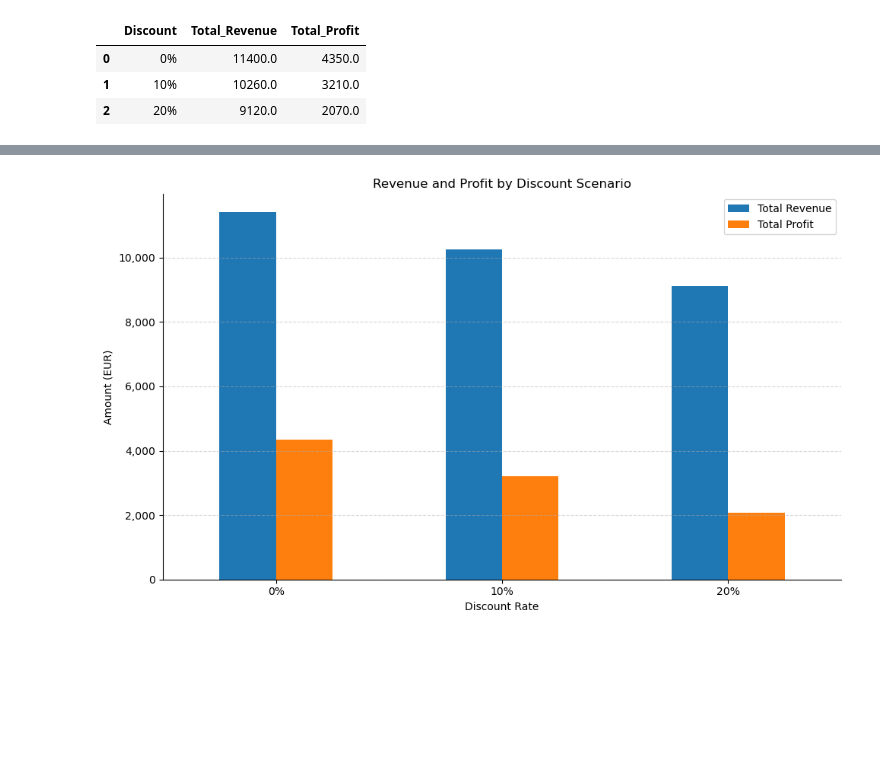
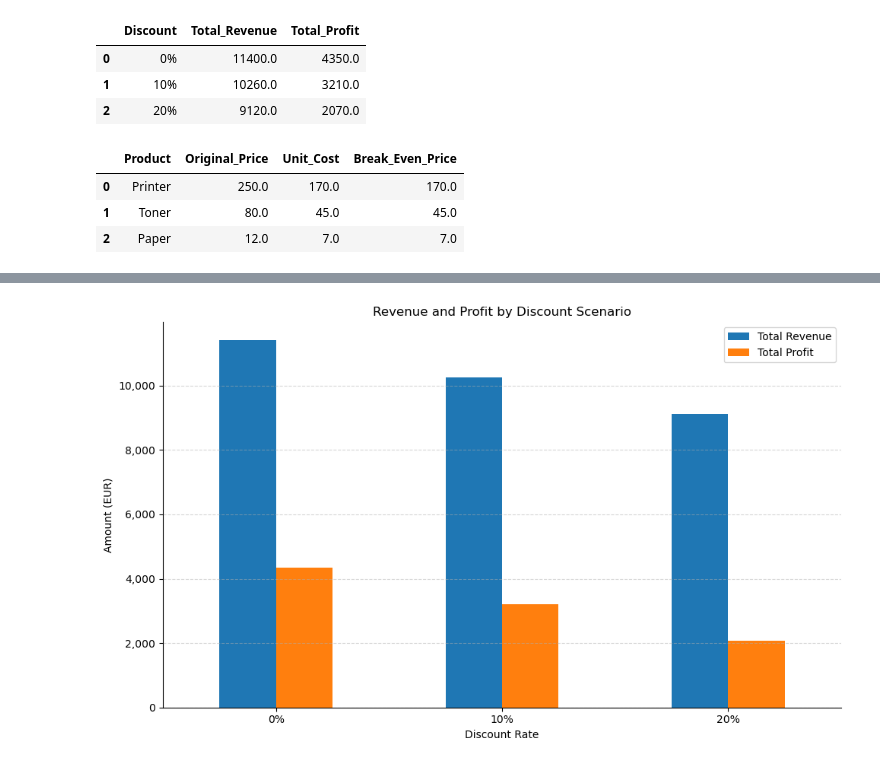
Before and after one commit to iliyamarvakov/mathematics-of-pricing-and-discounts, a Jupyter notebook: pricing_and_discounts.ipynb, the cells around one changed output, grey strips where cells are left out. Saved outputs shown, nothing was run; the diff lists cells and outputs as text; code cells hidden in the pictures; blank space fills up the shorter version.

Commit message:
Add break-even price analysis

```diff
--- a/pricing_and_discounts.ipynb
+++ b/pricing_and_discounts.ipynb
@@ -213,3 +213,16 @@ summary_df
 | 0 | 0% | 11400.0 | 4350.0 |
 | 1 | 10% | 10260.0 | 3210.0 |
 | 2 | 20% | 9120.0 | 2070.0 |
+# %%
+# Calculate the break-even price for each product
+
+df["Break_Even_Price"] = df["Unit_Cost"]
+
+break_even_df = df[["Product", "Original_Price", "Unit_Cost", "Break_Even_Price"]]
+
+break_even_df
+# %% [output]
+|  | Product | Original_Price | Unit_Cost | Break_Even_Price |
+| 0 | Printer | 250.0 | 170.0 | 170.0 |
+| 1 | Toner | 80.0 | 45.0 | 45.0 |
+| 2 | Paper | 12.0 | 7.0 | 7.0 |
```
Also changed, not shown: parts of 1 cell of this notebook.
